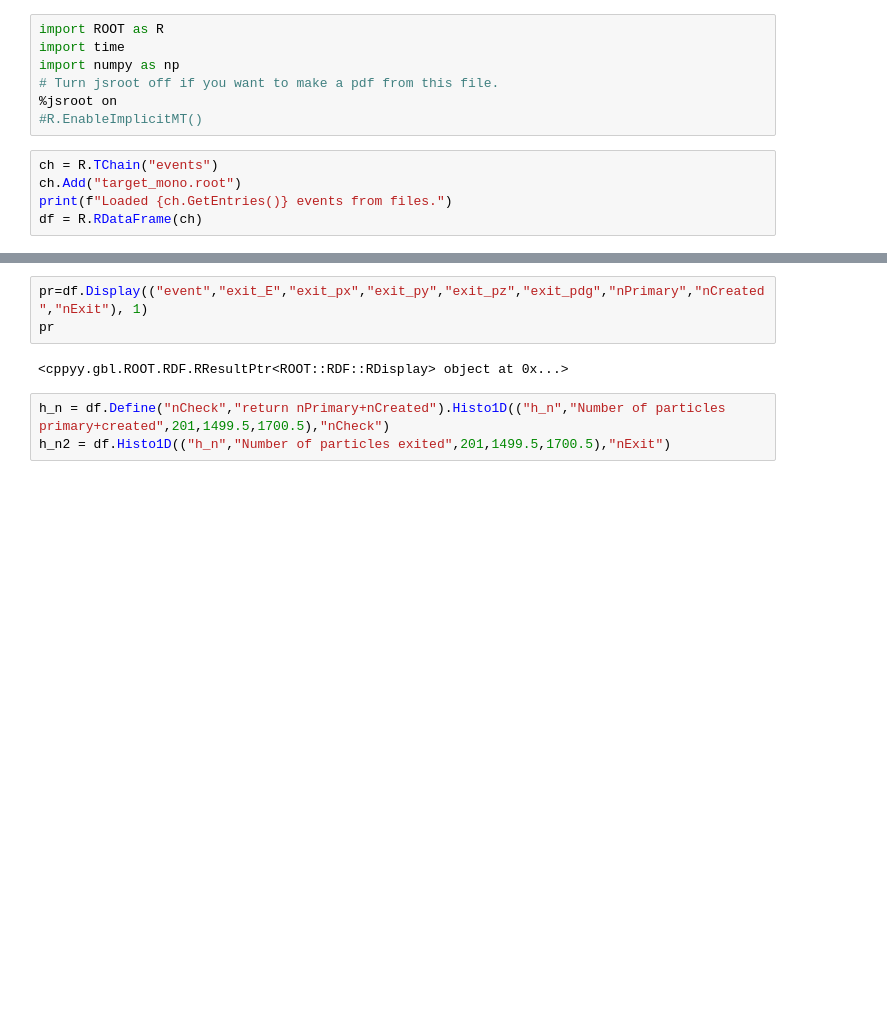
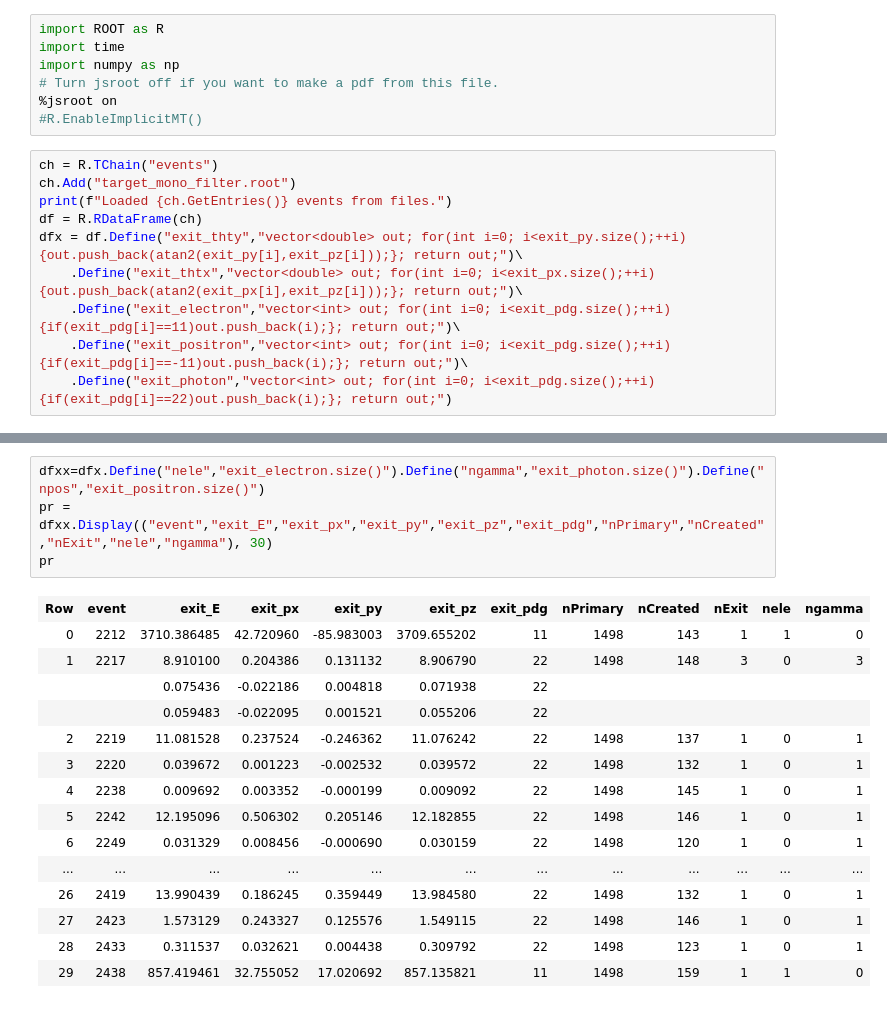
Before and after one commit to mholtrop/geant4_beam_generator, a Jupyter notebook: Analysis/CheckData.ipynb, the cells around one changed output, grey strips where cells are left out. Saved outputs shown, nothing was run; the diff lists cells and outputs as text; blank space fills up the shorter version.

Commit message:
Update filter

```diff
--- a/Analysis/CheckData.ipynb
+++ b/Analysis/CheckData.ipynb
@@ -7,7 +7,12 @@ import numpy as np
 #R.EnableImplicitMT()
 # %%
 ch = R.TChain("events")
-ch.Add("target_mono.root")
+ch.Add("target_mono_filter.root")
 print(f"Loaded {ch.GetEntries()} events from files.")
 df = R.RDataFrame(ch)
+dfx = df.Define("exit_thty","vector<double> out; for(int i=0; i<exit_py.size();++i){out.push_back(atan2(exit_py[i],exit_pz[i]));}; return out;")\
+    .Define("exit_thtx","vector<double> out; for(int i=0; i<exit_px.size();++i){out.push_back(atan2(exit_px[i],exit_pz[i]));}; return out;")\
+    .Define("exit_electron","vector<int> out; for(int i=0; i<exit_pdg.size();++i){if(exit_pdg[i]==11)out.push_back(i);}; return out;")\
+    .Define("exit_positron","vector<int> out; for(int i=0; i<exit_pdg.size();++i){if(exit_pdg[i]==-11)out.push_back(i);}; return out;")\
+    .Define("exit_photon","vector<int> out; for(int i=0; i<exit_pdg.size();++i){if(exit_pdg[i]==22)out.push_back(i);}; return out;")
 # %% [output]
@@ -42,10 +47,23 @@ prim_thetaX                    [RVec<double>        ] prim_thetaY
 prim_x                         [RVec<double>        ] prim_y                         [RVec<double>        ]
 prim_z                         [RVec<double>        ]
 # %%
-pr=df.Display(("event","exit_E","exit_px","exit_py","exit_pz","exit_pdg","nPrimary","nCreated","nExit"), 1)
+dfxx=dfx.Define("nele","exit_electron.size()").Define("ngamma","exit_photon.size()").Define("npos","exit_positron.size()")
+pr = dfxx.Display(("event","exit_E","exit_px","exit_py","exit_pz","exit_pdg","nPrimary","nCreated","nExit","nele","ngamma"), 30)
 pr
 # %% [output]
-<cppyy.gbl.ROOT.RDF.RResultPtr<ROOT::RDF::RDisplay> object at 0x...>
+| Row | event | exit_E | exit_px | exit_py | exit_pz | exit_pdg | nPrimary | nCreated | nExit | nele | ngamma |
+| 0 | 2212 | 3710.386485 | 42.720960 | -85.983003 | 3709.655202 | 11 | 1498 | 143 | 1 | 1 | 0 |
+| 1 | 2217 | 8.910100 | 0.204386 | 0.131132 | 8.906790 | 22 | 1498 | 148 | 3 | 0 | 3 |
+|  |  | 0.075436 | -0.022186 | 0.004818 | 0.071938 | 22 |  |  |  |  |  |
+|  |  | 0.059483 | -0.022095 | 0.001521 | 0.055206 | 22 |  |  |  |  |  |
+| 2 | 2219 | 11.081528 | 0.237524 | -0.246362 | 11.076242 | 22 | 1498 | 137 | 1 | 0 | 1 |
+| 3 | 2220 | 0.039672 | 0.001223 | -0.002532 | 0.039572 | 22 | 1498 | 132 | 1 | 0 | 1 |
+| 4 | 2238 | 0.009692 | 0.003352 | -0.000199 | 0.009092 | 22 | 1498 | 145 | 1 | 0 | 1 |
+| 5 | 2242 | 12.195096 | 0.506302 | 0.205146 | 12.182855 | 22 | 1498 | 146 | 1 | 0 | 1 |
+| 6 | 2249 | 0.031329 | 0.008456 | -0.000690 | 0.030159 | 22 | 1498 | 120 | 1 | 0 | 1 |
+| ... | ... | ... | ... | ... | ... | ... | ... | ... | ... | ... | ... |
+| 26 | 2419 | 13.990439 | 0.186245 | 0.359449 | 13.984580 | 22 | 1498 | 132 | 1 | 0 | 1 |
+| 27 | 2423 | 1.573129 | 0.243327 | 0.125576 | 1.549115 | 22 | 1498 | 146 | 1 | 0 | 1 |
+| 28 | 2433 | 0.311537 | 0.032621 | 0.004438 | 0.309792 | 22 | 1498 | 123 | 1 | 0 | 1 |
+| 29 | 2438 | 857.419461 | 32.755052 | 17.020692 | 857.135821 | 11 | 1498 | 159 | 1 | 1 | 0 |
+|  |  |  |  |  |  |  |  |  |  |  |  |
-# %%
-h_n = df.Define("nCheck","return nPrimary+nCreated").Histo1D(("h_n","Number of particles primary+created",201,1499.5,1700.5),"nCheck")
-h_n2 = df.Histo1D(("h_n","Number of particles exited",201,1499.5,1700.5),"nExit")
```
Also changed, not shown: parts of 8 cells of this notebook, 4 other files.
